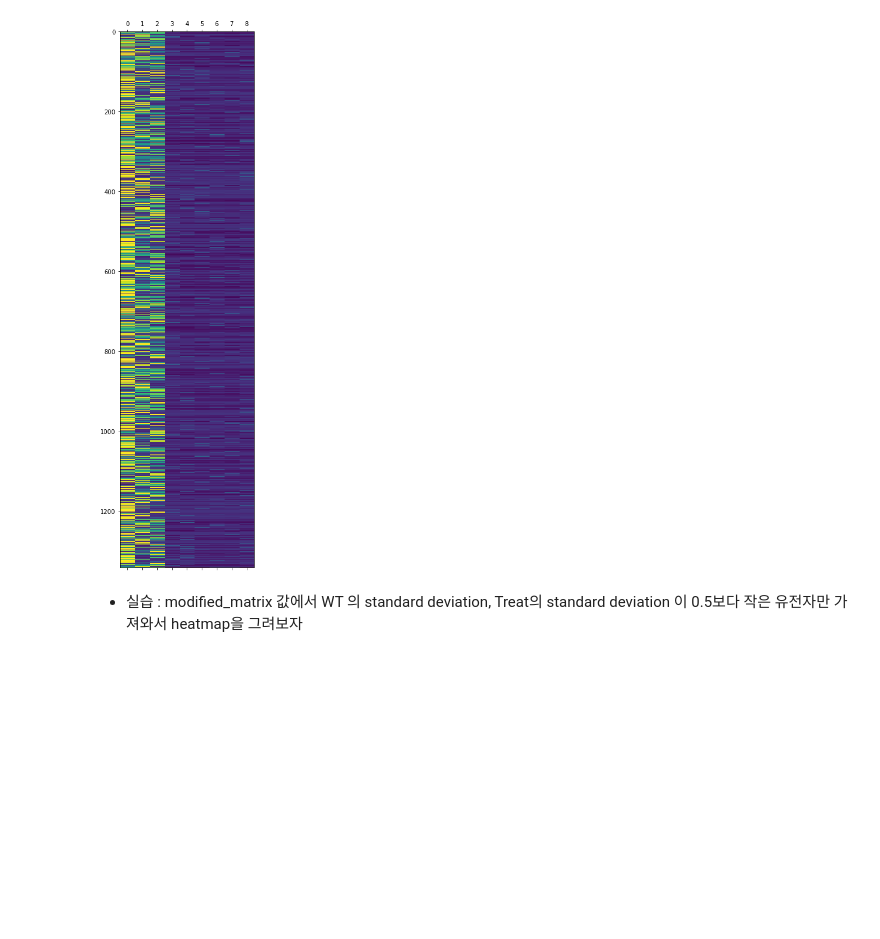
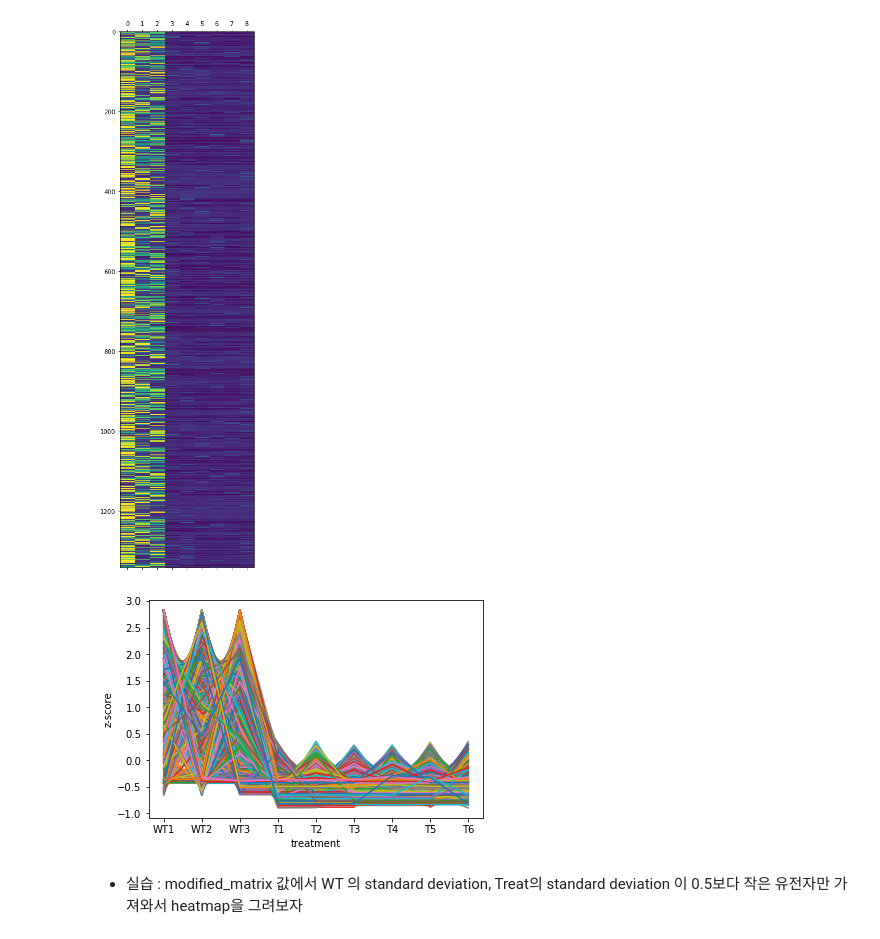
Before and after one commit to k821209/biocoding_lecture, a Jupyter notebook: RNAseq 분석.ipynb, the cells around one changed output. Saved outputs shown, nothing was run; the diff lists cells and outputs as text; code cells hidden in the pictures; blank space fills up the shorter version.

```diff
--- a/RNAseq 분석.ipynb
+++ b/RNAseq 분석.ipynb
@@ -144,6 +144,14 @@ plt.show()
 # %% [output]
 <matplotlib.figure.Figure at 0x...>
 [figure]
+# %%
+plt.plot(highfc_mat.T)
+plt.xticks(range(0,9),['WT1','WT2','WT3','T1','T2','T3','T4','T5','T6'])
+plt.xlabel('treatment')
+plt.ylabel('z-score')
+plt.show()
+# %% [output]
+[figure, added]
 # %% [markdown]
 * 실습 : modified_matrix 값에서 WT 의 standard deviation, Treat의 standard deviation 이 0.5보다 작은 유전자만 가져와서 heatmap을 그려보자
 # %%
```
Also changed, not shown: parts of 3 cells of this notebook.
